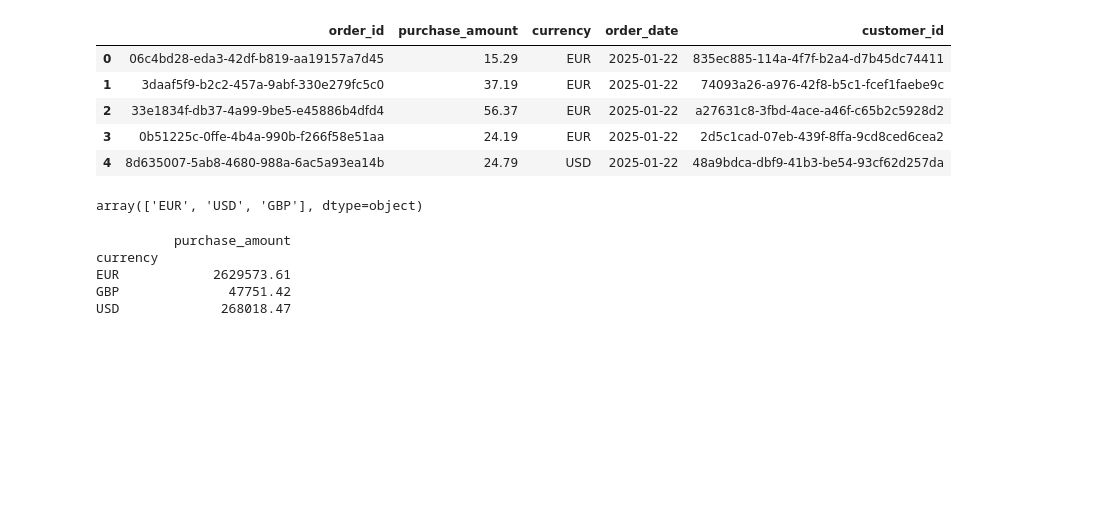
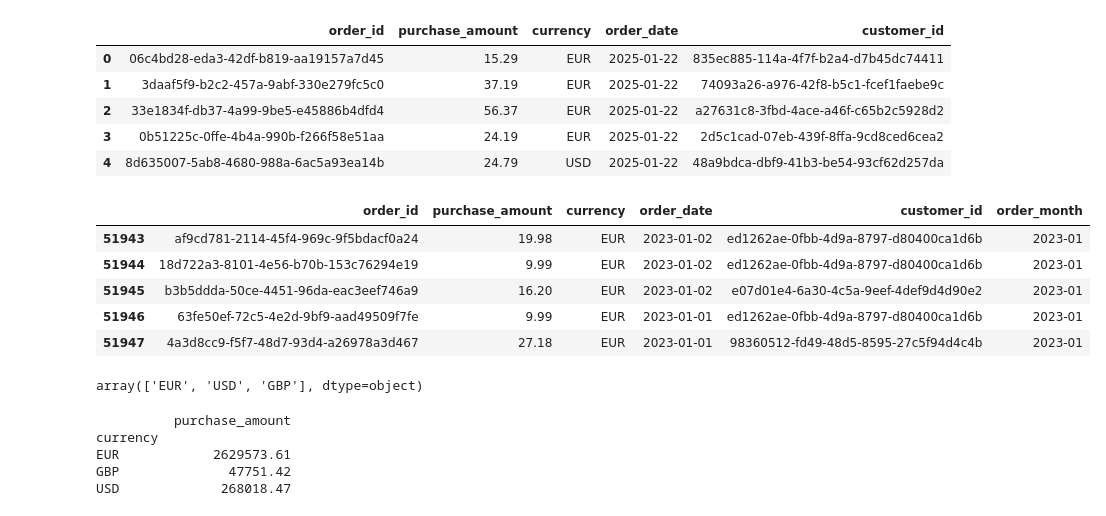
Before and after one commit to menerig/NoACaseStudy, a Jupyter notebook: NoA_case.ipynb, the cells around one changed output. Saved outputs shown, nothing was run; the diff lists cells and outputs as text; code cells hidden in the pictures; blank space fills up the shorter version.

```diff
--- a/NoA_case.ipynb
+++ b/NoA_case.ipynb
@@ -21,6 +19,15 @@ ecomm_df.head()
 | 2 | 33e1834f-db37-4a99-9be5-e45886b4dfd4 | 56.37 | EUR | 2025-01-22 | a27631c8-3fbd-4ace-a46f-c65b2c5928d2 |
 | 3 | 0b51225c-0ffe-4b4a-990b-f266f58e51aa | 24.19 | EUR | 2025-01-22 | 2d5c1cad-07eb-439f-8ffa-9cd8ced6cea2 |
 | 4 | 8d635007-5ab8-4680-988a-6ac5a93ea14b | 24.79 | USD | 2025-01-22 | 48a9bdca-dbf9-41b3-be54-93cf62d257da |
+# %%
+ecomm_df.tail()
+# %% [output]
+|  | order_id | purchase_amount | currency | order_date | customer_id | order_month |
+| 51943 | af9cd781-2114-45f4-969c-9f5bdacf0a24 | 19.98 | EUR | 2023-01-02 | ed1262ae-0fbb-4d9a-8797-d80400ca1d6b | 2023-01 |
+| 51944 | 18d722a3-8101-4e56-b70b-153c76294e19 | 9.99 | EUR | 2023-01-02 | ed1262ae-0fbb-4d9a-8797-d80400ca1d6b | 2023-01 |
+| 51945 | b3b5ddda-50ce-4451-96da-eac3eef746a9 | 16.20 | EUR | 2023-01-02 | e07d01e4-6a30-4c5a-9eef-4def9d4d90e2 | 2023-01 |
+| 51946 | 63fe50ef-72c5-4e2d-9bf9-aad49509f7fe | 9.99 | EUR | 2023-01-01 | ed1262ae-0fbb-4d9a-8797-d80400ca1d6b | 2023-01 |
+| 51947 | 4a3d8cc9-f5f7-48d7-93d4-a26978a3d467 | 27.18 | EUR | 2023-01-01 | 98360512-fd49-48d5-8595-27c5f94d4c4b | 2023-01 |
 # %%
 # Finding the different currencies used when purchasing
 ecomm_df['currency'].unique()
```
Also changed, not shown: parts of 10 cells of this notebook.
